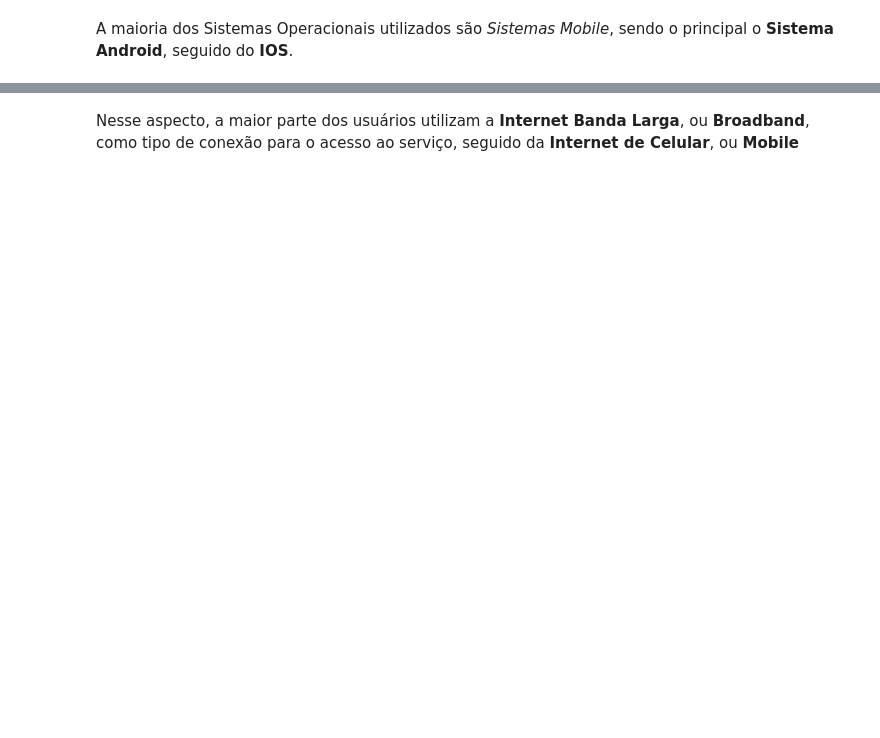
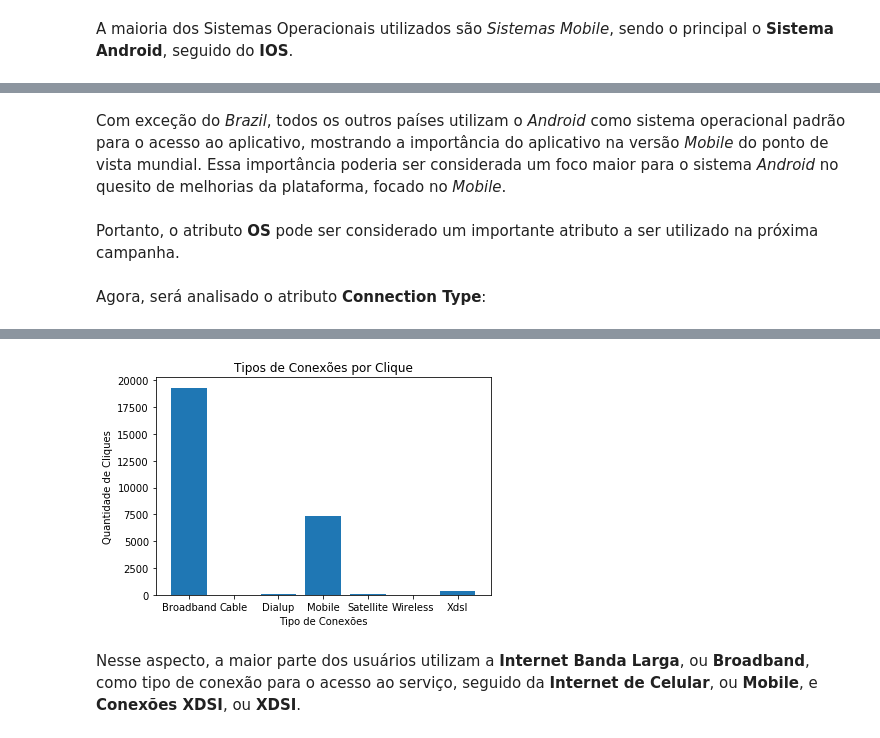
Before and after one commit to GinLuc/Case-Data-Analytics-Intern---RankMyApp, a Jupyter notebook: Analise_9CaBer_RankMyApp.ipynb, the cells around one changed output, grey strips where cells are left out. Drawn from its saved outputs; the diff is of its cells as text; code cells hidden in the pictures; blank space fills up the shorter version.

```diff
--- a/Analise_9CaBer_RankMyApp.ipynb
+++ b/Analise_9CaBer_RankMyApp.ipynb
@@ -375,3 +440,9 @@ A maioria dos Sistemas Operacionais utilizados são *Sistemas Mobile*, sendo o p
+# %% [markdown]
+Com exceção do *Brazil*, todos os outros países utilizam o *Android* como sistema operacional padrão para o acesso ao aplicativo, mostrando a importância do aplicativo na versão *Mobile* do ponto de vista mundial. Essa importância poderia ser considerada um foco maior para o sistema *Android* no quesito de melhorias da plataforma, focado no *Mobile*.
+# %% [markdown]
+Portanto, o atributo **OS** pode ser considerado um importante atributo a ser utilizado na próxima campanha.
+# %% [markdown]
+Agora, será analisado o atributo **Connection Type**:
 # %%
 #Amostragem dos tipos de Transações realizadas
 taxi_app.groupby(["Connection Type"]).count()
@@ -385,5 +456,14 @@ taxi_app.groupby(["Connection Type"]).count()
 | Satellite | 32 | 32 | 32 | 32 | 32 | 32 | 32 | ... |
 | Wireless | 17 | 17 | 17 | 17 | 17 | 17 | 17 | ... |
 | Xdsl | 390 | 390 | 390 | 390 | 390 | 390 | 390 | ... |
+# %%
+#Criação dos tipos de conexões por Cliques
+connection = taxi_app.groupby(["Connection Type"])["Click ID"].count()
+pt.bar(connection.keys(),connection.get_values());
+pt.title("Tipos de Conexões por Clique");
+pt.xlabel("Tipo de Conexões");
+pt.ylabel("Quantidade de Cliques");
+# %% [output]
+[figure, added]
 # %% [markdown]
-Nesse aspecto, a maior parte dos usuários utilizam a **Internet Banda Larga**, ou **Broadband**, como tipo de conexão para o acesso ao serviço, seguido da **Internet de Celular**, ou **Mobile**
+Nesse aspecto, a maior parte dos usuários utilizam a **Internet Banda Larga**, ou **Broadband**, como tipo de conexão para o acesso ao serviço, seguido da **Internet de Celular**, ou **Mobile**, e **Conexões XDSI**, ou **XDSI**.
```
Also changed, not shown: parts of 22 cells of this notebook.
